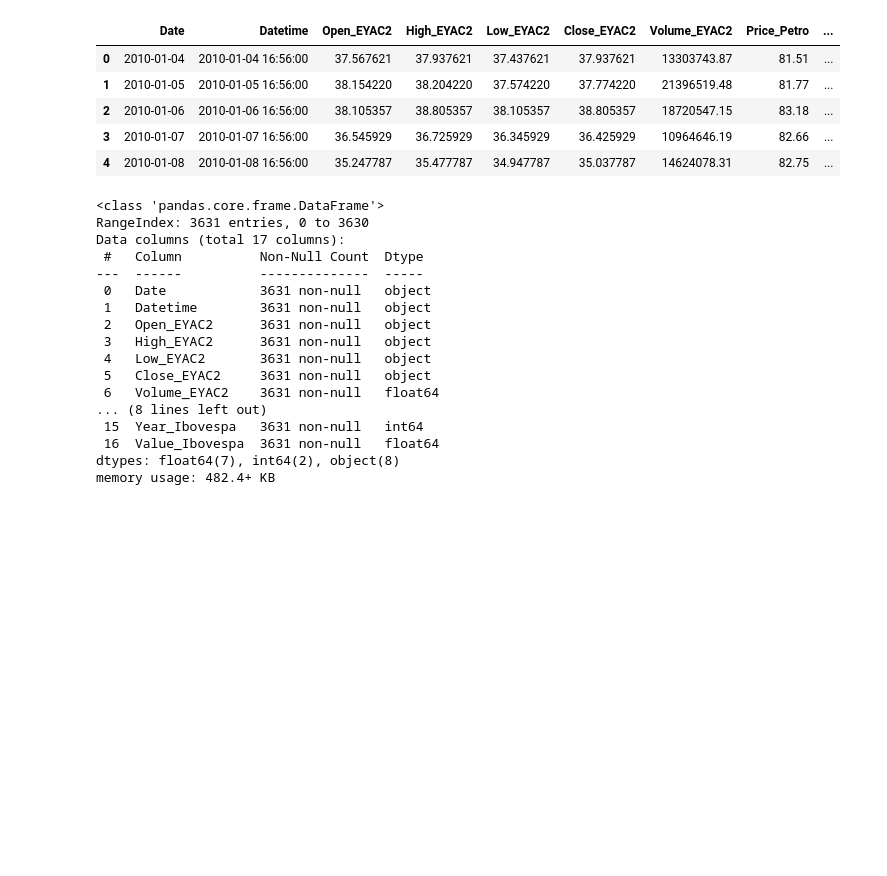
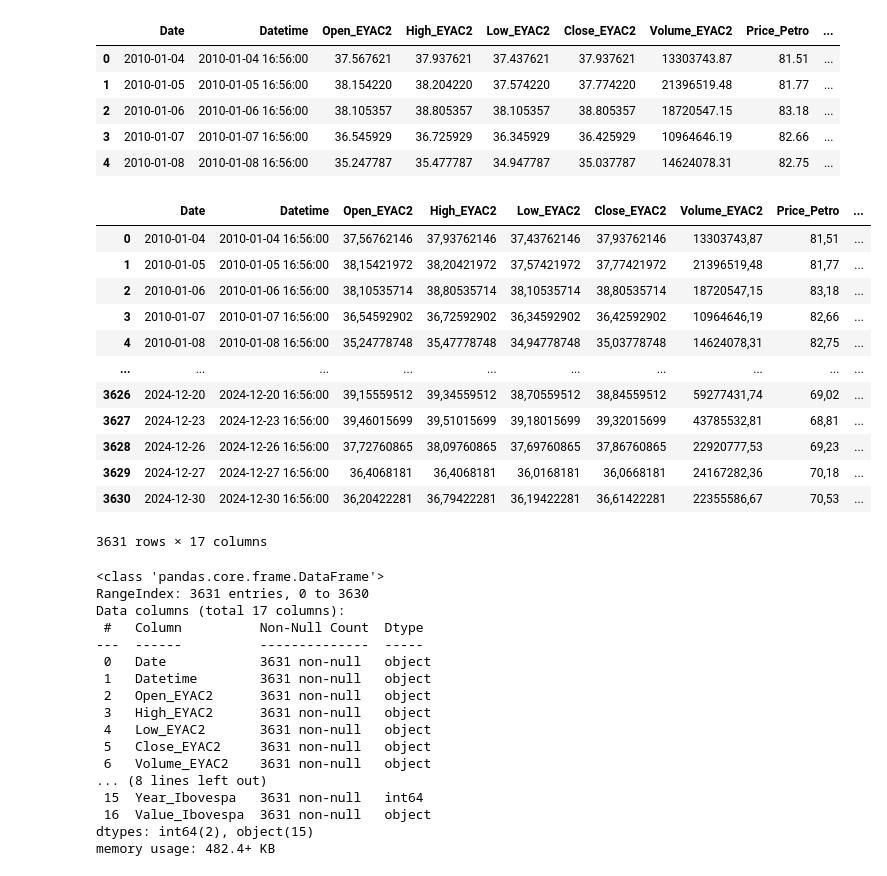
Before and after one commit to Juanpcsdev/Oil-Stock-Project, a Jupyter notebook: Join_Dataframes.ipynb, the cells around one changed output. Cells and saved outputs as stored; diff of their text form; code cells hidden in the pictures; blank space fills up the shorter version.

```diff
--- a/Join_Dataframes.ipynb
+++ b/Join_Dataframes.ipynb
@@ -83,9 +97,29 @@ df_merge2.head()
 | 3 | 2010-01-07 | 2010-01-07 16:56:00 | 36.545929 | 36.725929 | 36.345929 | 36.425929 | 10964646.19 | 82.66 | ... |
 | 4 | 2010-01-08 | 2010-01-08 16:56:00 | 35.247787 | 35.477787 | 34.947787 | 35.037787 | 14624078.31 | 82.75 | ... |
 # %%
-colunas = ['Open_EYAC2', 'High_EYAC2', 'Low_EYAC2', 'Close_EYAC2']
+colunas =['Open_EYAC2', 'High_EYAC2', 'Low_EYAC2',
+       'Close_EYAC2', 'Volume_EYAC2', 'Price_Petro', 'Open_Petro',
+       'High_Petro', 'Low_Petro', 'Volume_Petro', 'Change%_EYAC2','Value_Ibovespa']
 
 df_merge2[colunas] = df_merge2[colunas].astype("str")
+# %%
+df_merge2[colunas] = df_merge2[colunas].map(lambda x: x.replace(".",","))
+
+display(df_merge2)
+# %% [output]
+|  | Date | Datetime | Open_EYAC2 | High_EYAC2 | Low_EYAC2 | Close_EYAC2 | Volume_EYAC2 | Price_Petro | ... |
+| 0 | 2010-01-04 | 2010-01-04 16:56:00 | 37,56762146 | 37,93762146 | 37,43762146 | 37,93762146 | 13303743,87 | 81,51 | ... |
+| 1 | 2010-01-05 | 2010-01-05 16:56:00 | 38,15421972 | 38,20421972 | 37,57421972 | 37,77421972 | 21396519,48 | 81,77 | ... |
+| 2 | 2010-01-06 | 2010-01-06 16:56:00 | 38,10535714 | 38,80535714 | 38,10535714 | 38,80535714 | 18720547,15 | 83,18 | ... |
+| 3 | 2010-01-07 | 2010-01-07 16:56:00 | 36,54592902 | 36,72592902 | 36,34592902 | 36,42592902 | 10964646,19 | 82,66 | ... |
+| 4 | 2010-01-08 | 2010-01-08 16:56:00 | 35,24778748 | 35,47778748 | 34,94778748 | 35,03778748 | 14624078,31 | 82,75 | ... |
+| ... | ... | ... | ... | ... | ... | ... | ... | ... | ... |
+| 3626 | 2024-12-20 | 2024-12-20 16:56:00 | 39,15559512 | 39,34559512 | 38,70559512 | 38,84559512 | 59277431,74 | 69,02 | ... |
+| 3627 | 2024-12-23 | 2024-12-23 16:56:00 | 39,46015699 | 39,51015699 | 39,18015699 | 39,32015699 | 43785532,81 | 68,81 | ... |
+| 3628 | 2024-12-26 | 2024-12-26 16:56:00 | 37,72760865 | 38,09760865 | 37,69760865 | 37,86760865 | 22920777,53 | 69,23 | ... |
+| 3629 | 2024-12-27 | 2024-12-27 16:56:00 | 36,4068181 | 36,4068181 | 36,0168181 | 36,0668181 | 24167282,36 | 70,18 | ... |
+| 3630 | 2024-12-30 | 2024-12-30 16:56:00 | 36,20422281 | 36,79422281 | 36,19422281 | 36,61422281 | 22355586,67 | 70,53 | ... |
+3631 rows × 17 columns
 # %%
 df_merge2.to_csv('camada_ouro/Join_dataframes.csv')
 # %%
@@ -102,9 +136,9 @@ Data columns (total 17 columns):
  3   High_EYAC2      3631 non-null   object
  4   Low_EYAC2       3631 non-null   object
  5   Close_EYAC2     3631 non-null   object
- 6   Volume_EYAC2    3631 non-null   float64
+ 6   Volume_EYAC2    3631 non-null   object
 ... (8 lines left out)
  15  Year_Ibovespa   3631 non-null   int64
- 16  Value_Ibovespa  3631 non-null   float64
-dtypes: float64(7), int64(2), object(8)
+ 16  Value_Ibovespa  3631 non-null   object
+dtypes: int64(2), object(15)
 memory usage: 482.4+ KB
```
Also changed, not shown: parts of 1 cell of this notebook, 2 other files.
